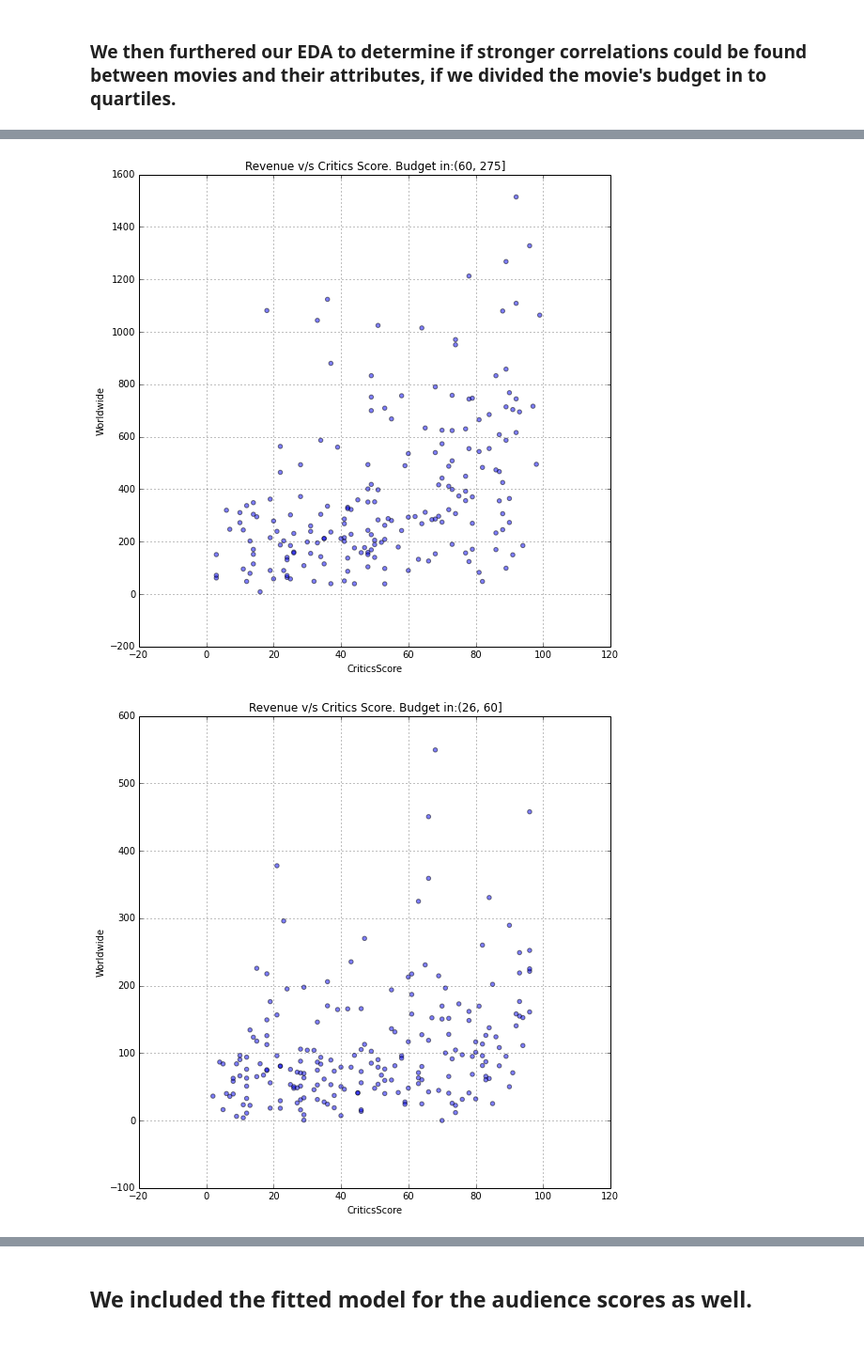
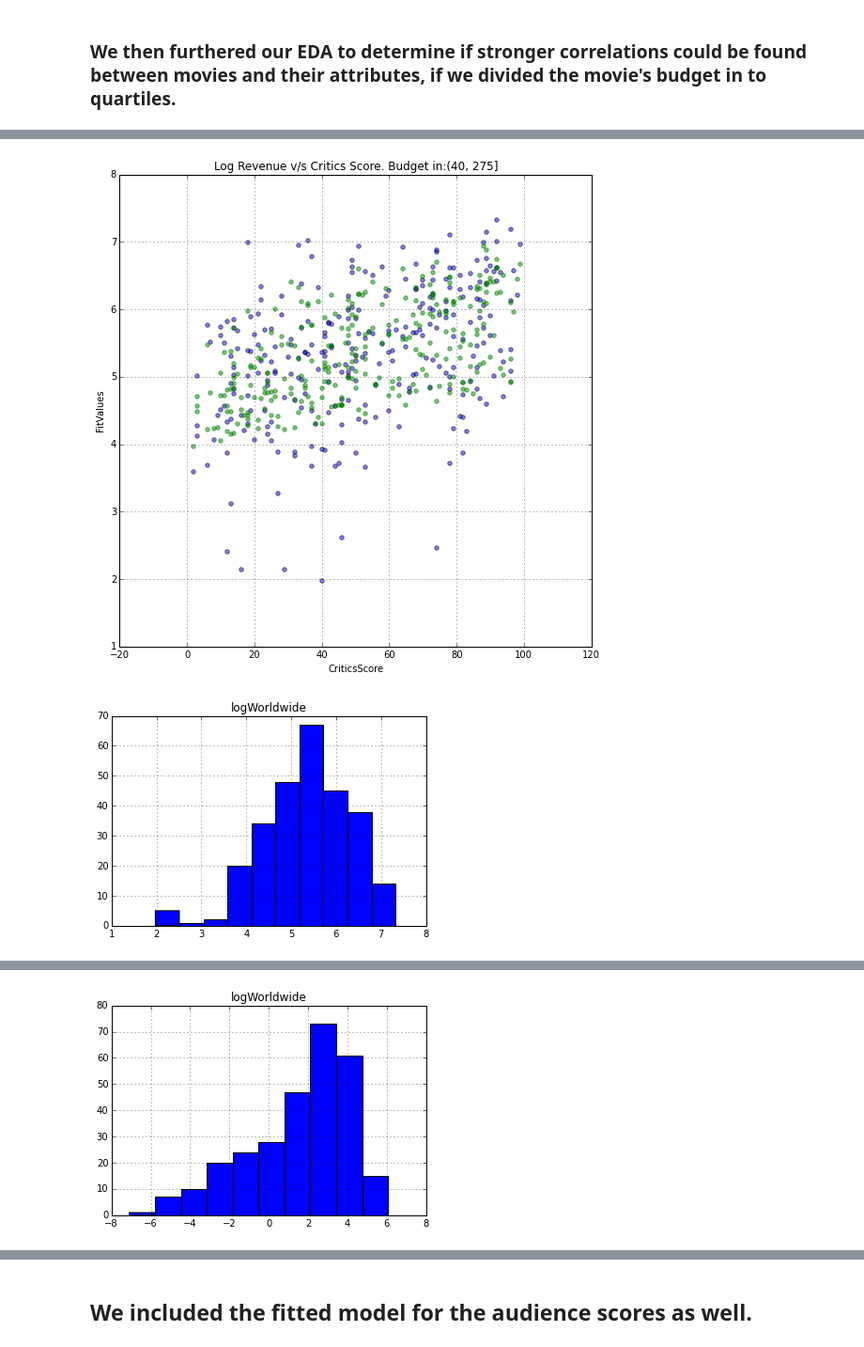
Before and after one commit to akhilketkar/cs209-project, a Jupyter notebook: Pat_Book.ipynb, the cells around one changed output, grey strips where cells are left out. Shown at 94% size. Drawn from its saved outputs; the diff is of its cells as text; code cells hidden in the pictures.

```diff
--- a/Pat_Book.ipynb
+++ b/Pat_Book.ipynb
@@ -27,22 +28,23 @@ import matplotlib.pyplot as plt
 ###     In this notebook, we are performing regression and sentiment analysis. We have previously scraped data from over a thousand movies and stored this in .csv files, using the Rotten Tomatoes  api. Additional data including movie budget and revenue was scraped from "thenumbers.com." The data below is pulled from the .csv files and placed into a DataFrame for analysis.
 # %%
 # load and clean data
-data3 = pd.read_csv("movieRTAndBudgetData.csv")
-data3 = data3.dropna()
-data3.head()
-data3 = data3[(data3["Worldwide"] > 0 ) & (data3["CriticsScore"] > 0)]
+dataMain = pd.read_csv("movieRTAndBudgetData.csv")
+dataMain = dataMain.dropna()
+dataMain.head()
+dataMain = dataMain[(dataMain["Worldwide"] > 0 ) & (dataMain["CriticsScore"] > 0)]
 
 # Change to millions
-data3["Worldwide"] = data3["Worldwide"] / 1e6
-data3["Domestic"] = data3["Domestic"] / 1e6
-data3["Budget"] = data3["Budget"] / 1e6
+dataMain["Worldwide"] = dataMain["Worldwide"] / 1e6
+dataMain["Domestic"] = dataMain["Domestic"] / 1e6
+dataMain["Budget"] = dataMain["Budget"] / 1e6
 
 
 # add more columns
-data3["PR"] = data3["Worldwide"] / data3["Budget"]
-data3["lW"] = np.log(data3["Worldwide"])
-data3["lB"] = np.log(data3["Budget"])
-data3.head()
+dataMain["PR"] = dataMain["Worldwide"] / dataMain["Budget"]
+dataMain["logPR"] = np.log(dataMain["PR"])
+dataMain["logWorldwide"] = np.log(dataMain["Worldwide"])
+dataMain["logBudget"] = np.log(dataMain["Budget"])
+dataMain.head()
 # %% [output]
 |  | AudScore | Cast | CriticsScore | Name | RTData | RTID | Rank | Ratings | RevLink | ReleaseDate | ... |
 | 0 | 90 | [{"name": "Christian Bale", "char... | 88 | The Dark Knight Rises | {"ratings": {"critics_score": 88,... | 771041731 | 3 | {"critics_score": 88, "audience_s... | http://api.rottentomatoes.com/api... | 2012-07-20 | ... |
@@ -77,16 +87,19 @@ array([[<matplotlib.axes.AxesSubplot object at 0x...>]], dtype=object)
 # %% [markdown]
 ### We then furthered our EDA to determine if stronger correlations could be found between movies and their attributes, if we divided the movie's budget in to quartiles.
 # %%
-# split data by quantiles and see if there's a relationship
-data3["BudgetQ"] = pd.qcut(data3["Budget"],np.linspace(0.,1.,5))
-data3["PRQ"]= pd.qcut(data3["Budget"],np.linspace(0.,1.,5))
-for i in pd.unique(data3["BudgetQ"]):
-    data4 = data3[data3["BudgetQ"] == i]
-    y, X = dmatrices("Worldwide ~ Budget + CriticsScore", data=data4, return_type="dataframe")
+# split data by groups and see if there's a relationship
+dataMain["BudgetQ"] = pd.qcut(dataMain["Budget"],np.linspace(0.,1.,4))
+
+for i in pd.unique(dataMain["BudgetQ"]):
+    dataQuartile = dataMain[dataMain["BudgetQ"] == i]
+    y, X = dmatrices("logWorldwide ~ logBudget + CriticsScore", data=dataQuartile, return_type="dataframe")
     model = sm.OLS(y,X)
     #model = sm.GLM(y,X,family=sm.families.Poisson())
     res = model.fit()
+    dataQuartile["FitValues"] = res.fittedvalues
     print "Budget between",i
     print res.summary()
-    data4.plot("CriticsScore","Worldwide",kind="Scatter",alpha=0.5,title="Revenue v/s Critics Score. Budget in:" + str(i),figsize=(9,9))
+    ax = dataQuartile.plot("CriticsScore","logWorldwide",kind="Scatter",alpha=0.5,title="Log Revenue v/s Critics Score. Budget in:" + str(i),figsize=(9,9))
+    dataQuartile.plot("CriticsScore","FitValues",alpha=0.5,color="green",ax=ax,kind="Scatter",)
+    dataQuartile.hist("logWorldwide")
 # %% [output]
@@ -109,3 +122,3 @@ Kurtosis:                      15.038   Cond. No.                         213.
 ==============================================================================
-[figure, old version]
+[figure, new version]
-[figure, old version]
+[figure, new version]
@@ -113,0 +128 @@ Kurtosis:                      15.038   Cond. No.                         213.
+[figure, added]
```
Also changed, not shown: parts of 16 cells of this notebook.
